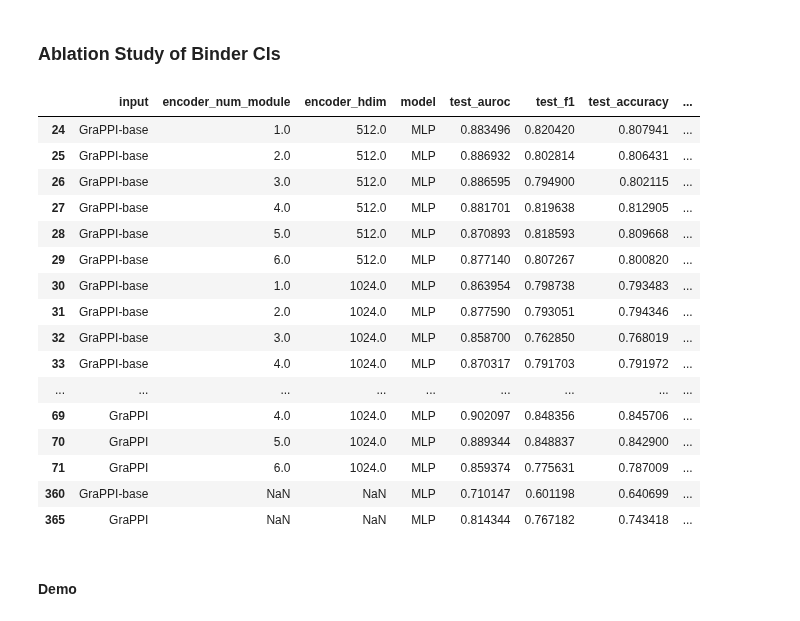
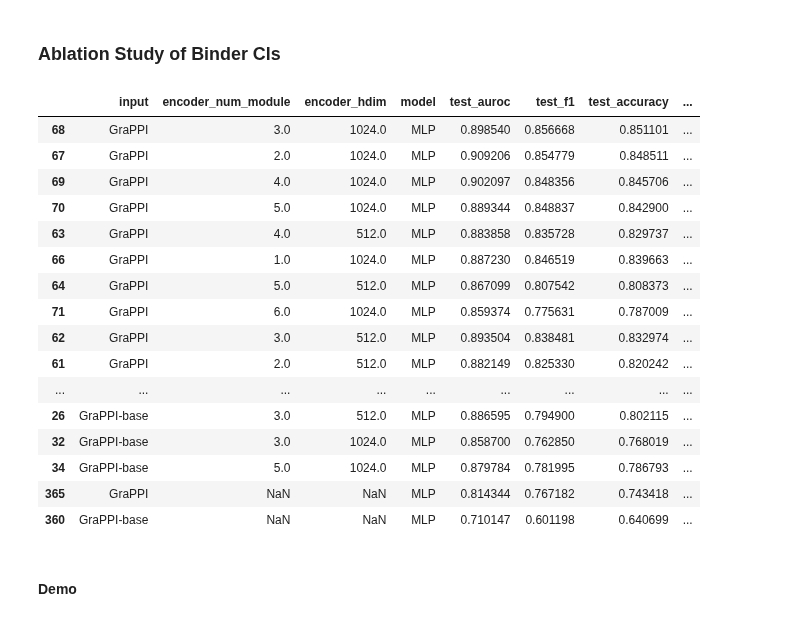
Before and after one commit to zhaolabutmb/GraPPI, a Jupyter notebook: App_plots.ipynb, the cells around one changed output. Cells and saved outputs as stored; diff of their text form; code cells hidden in the pictures.

```diff
--- a/App_plots.ipynb
+++ b/App_plots.ipynb
@@ -173,25 +173,26 @@ raw_probs['DeepRank-gnn-esm']['preppi'] = np.clip(raw_probs['DeepRank-gnn-esm'][
 # %%
 binder_cls_df = pd.read_csv('result_csv_data/binder_cls.csv')
 binder_cls_df = binder_cls_df[(binder_cls_df['model']=='MLP')&(binder_cls_df['mean_unseen_auprc'].notnull())]
+binder_cls_df = binder_cls_df.sort_values(by='mean_unseen_auprc', ascending=False)
 binder_cls_df
 # %% [output]
 |  | input | encoder_num_module | encoder_hdim | model | test_auroc | test_f1 | test_accuracy | ... |
-| 24 | GraPPI-base | 1.0 | 512.0 | MLP | 0.883496 | 0.820420 | 0.807941 | ... |
-| 25 | GraPPI-base | 2.0 | 512.0 | MLP | 0.886932 | 0.802814 | 0.806431 | ... |
-| 26 | GraPPI-base | 3.0 | 512.0 | MLP | 0.886595 | 0.794900 | 0.802115 | ... |
-| 27 | GraPPI-base | 4.0 | 512.0 | MLP | 0.881701 | 0.819638 | 0.812905 | ... |
-| 28 | GraPPI-base | 5.0 | 512.0 | MLP | 0.870893 | 0.818593 | 0.809668 | ... |
-| 29 | GraPPI-base | 6.0 | 512.0 | MLP | 0.877140 | 0.807267 | 0.800820 | ... |
-| 30 | GraPPI-base | 1.0 | 1024.0 | MLP | 0.863954 | 0.798738 | 0.793483 | ... |
-| 31 | GraPPI-base | 2.0 | 1024.0 | MLP | 0.877590 | 0.793051 | 0.794346 | ... |
-| 32 | GraPPI-base | 3.0 | 1024.0 | MLP | 0.858700 | 0.762850 | 0.768019 | ... |
-| 33 | GraPPI-base | 4.0 | 1024.0 | MLP | 0.870317 | 0.791703 | 0.791972 | ... |
-| ... | ... | ... | ... | ... | ... | ... | ... | ... |
+| 68 | GraPPI | 3.0 | 1024.0 | MLP | 0.898540 | 0.856668 | 0.851101 | ... |
+| 67 | GraPPI | 2.0 | 1024.0 | MLP | 0.909206 | 0.854779 | 0.848511 | ... |
 | 69 | GraPPI | 4.0 | 1024.0 | MLP | 0.902097 | 0.848356 | 0.845706 | ... |
 | 70 | GraPPI | 5.0 | 1024.0 | MLP | 0.889344 | 0.848837 | 0.842900 | ... |
+| 63 | GraPPI | 4.0 | 512.0 | MLP | 0.883858 | 0.835728 | 0.829737 | ... |
+| 66 | GraPPI | 1.0 | 1024.0 | MLP | 0.887230 | 0.846519 | 0.839663 | ... |
+| 64 | GraPPI | 5.0 | 512.0 | MLP | 0.867099 | 0.807542 | 0.808373 | ... |
 | 71 | GraPPI | 6.0 | 1024.0 | MLP | 0.859374 | 0.775631 | 0.787009 | ... |
+| 62 | GraPPI | 3.0 | 512.0 | MLP | 0.893504 | 0.838481 | 0.832974 | ... |
+| 61 | GraPPI | 2.0 | 512.0 | MLP | 0.882149 | 0.825330 | 0.820242 | ... |
+| ... | ... | ... | ... | ... | ... | ... | ... | ... |
+| 26 | GraPPI-base | 3.0 | 512.0 | MLP | 0.886595 | 0.794900 | 0.802115 | ... |
+| 32 | GraPPI-base | 3.0 | 1024.0 | MLP | 0.858700 | 0.762850 | 0.768019 | ... |
+| 34 | GraPPI-base | 5.0 | 1024.0 | MLP | 0.879784 | 0.781995 | 0.786793 | ... |
+| 365 | GraPPI | NaN | NaN | MLP | 0.814344 | 0.767182 | 0.743418 | ... |
 | 360 | GraPPI-base | NaN | NaN | MLP | 0.710147 | 0.601198 | 0.640699 | ... |
-| 365 | GraPPI | NaN | NaN | MLP | 0.814344 | 0.767182 | 0.743418 | ... |
 # %%
 def make_bar_label(row):
     input_name = str(row["input"]).strip()
```
Also changed, not shown: parts of 8 cells of this notebook, 3 other files.
